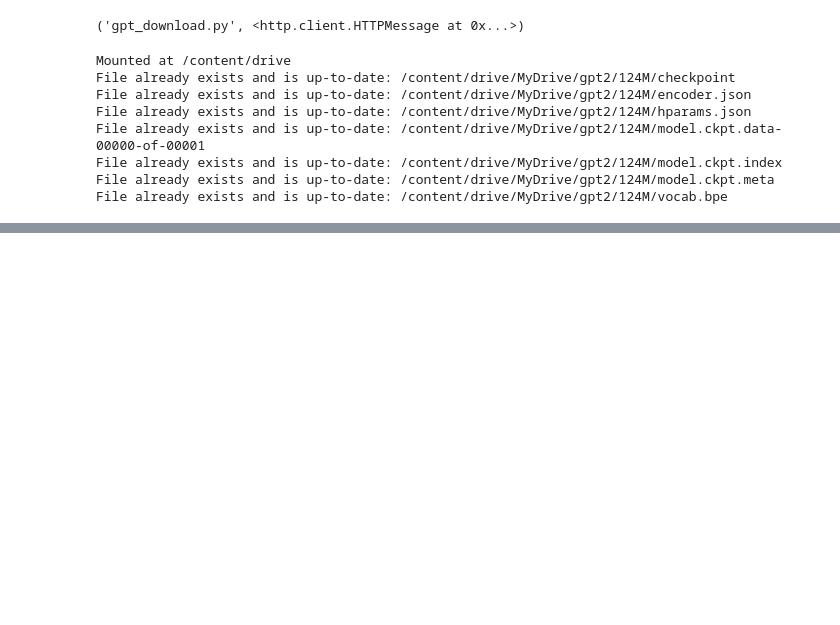
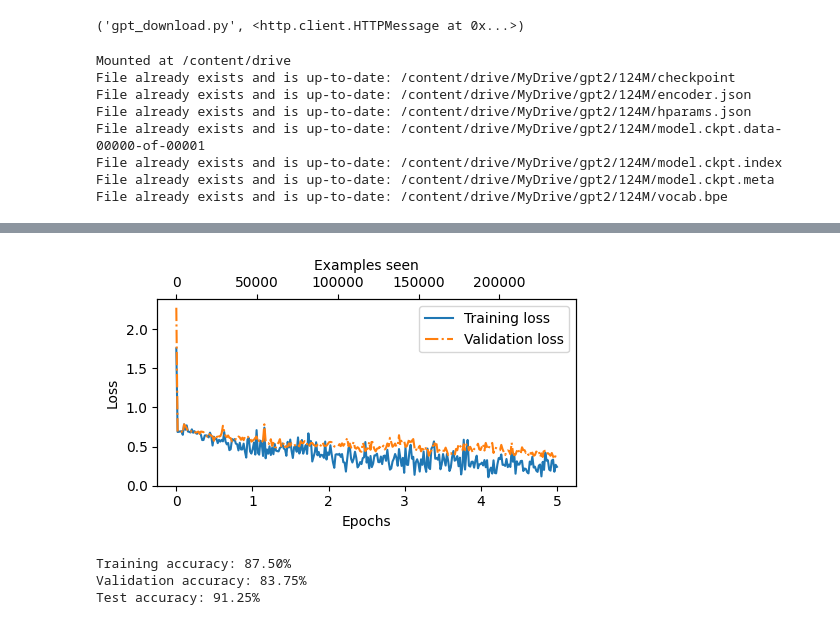
Before and after one commit to zodbot/llm_finetuning, a Jupyter notebook: lora_classification.ipynb, the cells around one changed output, grey strips where cells are left out. Cells and saved outputs as stored; diff of their text form; code cells hidden in the pictures; blank space fills up the shorter version.

```diff
--- a/lora_classification.ipynb
+++ b/lora_classification.ipynb
@@ -81,16 +133,18 @@ ds = load_dataset('nyu-mll/glue', 'sst2', split='train')
 # %%
 # Convert to pandas DataFrame
 import pandas as pd
+import tiktoken
+
 df = pd.DataFrame({
     'Label': ds['label'],
     'Text': ds['sentence']
 })
-
+tokenizer = tiktoken.get_encoding("gpt2")
 print(len(df))
 print(df["Label"].value_counts())
 
 # Take random sample of 1000 rows
-df_sample = df.sample(n=10000, random_state=42)  # random_state for reproducibility
+df_sample = df.sample(n=500, random_state=42)  # random_state for reproducibility
 
 # Optional: Look at the distribution of labels to ensure it's balanced
 print("Label distribution in sample:")
@@ -189,0 +553,14 @@ print(train_dataset.max_length)
+# %%
+import time
+
+start_time = time.time()
+torch.manual_seed(123)
+optimizer = torch.optim.AdamW(model.parameters(), lr=1e-4, weight_decay=0.01)
+num_epochs = 5
+train_losses, val_losses, train_accs, val_accs, examples_seen = \
+    train_classifier(
+        model, train_loader, val_loader, optimizer, device,
+        epoch_num=num_epochs, eval_freq=2000, eval_iter=5)
+end_time = time.time()
+execution_time_minutes = (end_time - start_time) / 60
+print(f"Training completed in {execution_time_minutes:.2f} minutes.")
@@ -189,0 +599,30 @@ print(train_dataset.max_length)
+# %%
+import matplotlib.pyplot as plt
+
+def plot_values(
+        epochs_seen, examples_seen, train_values, val_values,
+  label="loss"):
+  fig, ax1 = plt.subplots(figsize=(5, 3))
+
+  ax1.plot(epochs_seen, train_values, label=f"Training {label}")
+  ax1.plot(
+  epochs_seen, val_values, linestyle="-.",
+      label=f"Validation {label}"
+  )
+  ax1.set_xlabel("Epochs")
+  ax1.set_ylabel(label.capitalize())
+  ax1.legend()
+
+  ax2 = ax1.twiny()
+  ax2.plot(examples_seen, train_values, alpha=0)
+  ax2.set_xlabel("Examples seen")
+
+  fig.tight_layout()
+  plt.savefig(f"{label}-plot.pdf")
+  plt.show()
+
+epochs_tensor = torch.linspace(0, num_epochs, len(train_losses))
+examples_seen_tensor = torch.linspace(0, examples_seen, len(train_losses))
+plot_values(epochs_tensor, examples_seen_tensor, train_losses, val_losses)
+# %% [output]
+[figure, added]
@@ -189,0 +637,18 @@ print(train_dataset.max_length)
+# %%
+torch.manual_seed(123)
+train_accuracy = calc_accuracy(
+    train_loader, model, device, num_batches=10
+)
+val_accuracy = calc_accuracy(
+    val_loader, model, device, num_batches=10
+)
+test_accuracy = calc_accuracy(
+    test_loader, model, device, num_batches=10
+)
+print(f"Training accuracy: {train_accuracy*100:.2f}%")
+print(f"Validation accuracy: {val_accuracy*100:.2f}%")
+print(f"Test accuracy: {test_accuracy*100:.2f}%")
+# %% [output]
+Training accuracy: 87.50%
+Validation accuracy: 83.75%
+Test accuracy: 91.25%
```
Also changed, not shown: parts of 23 cells of this notebook.
